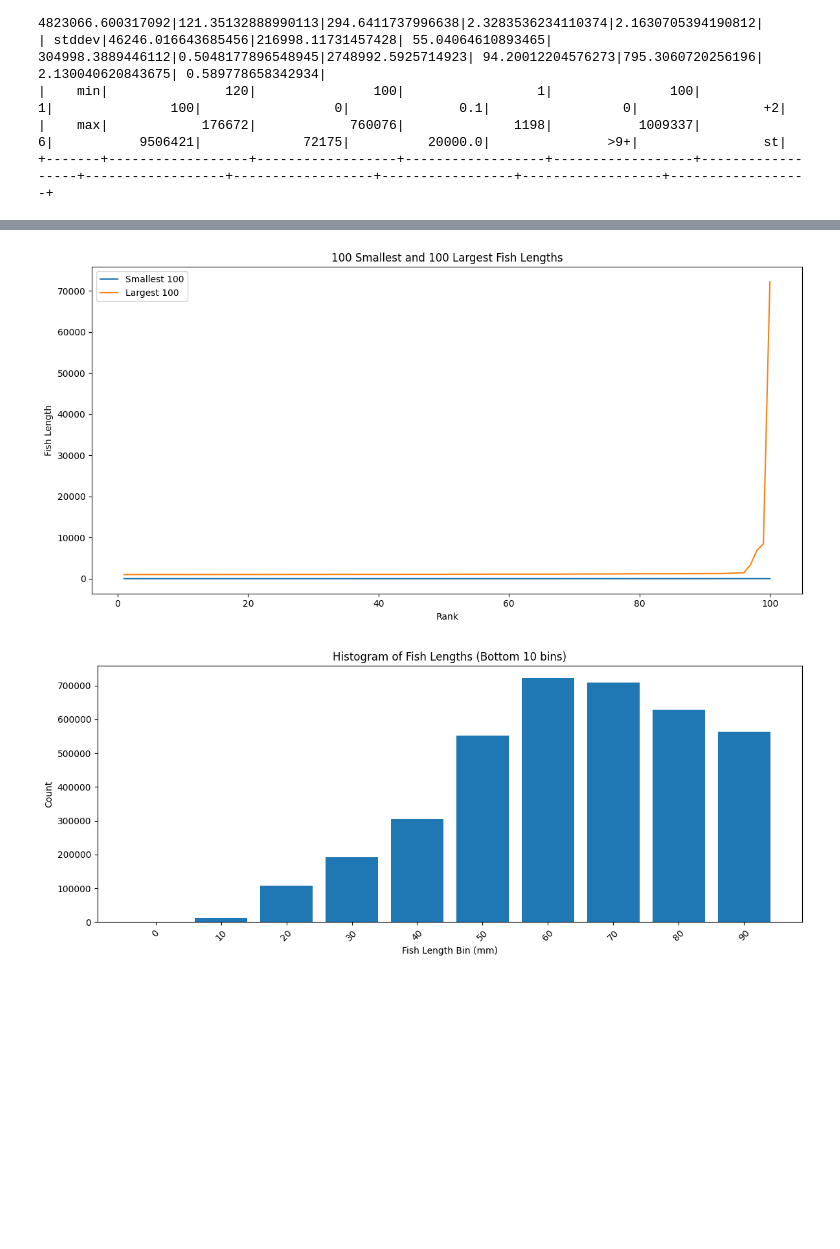
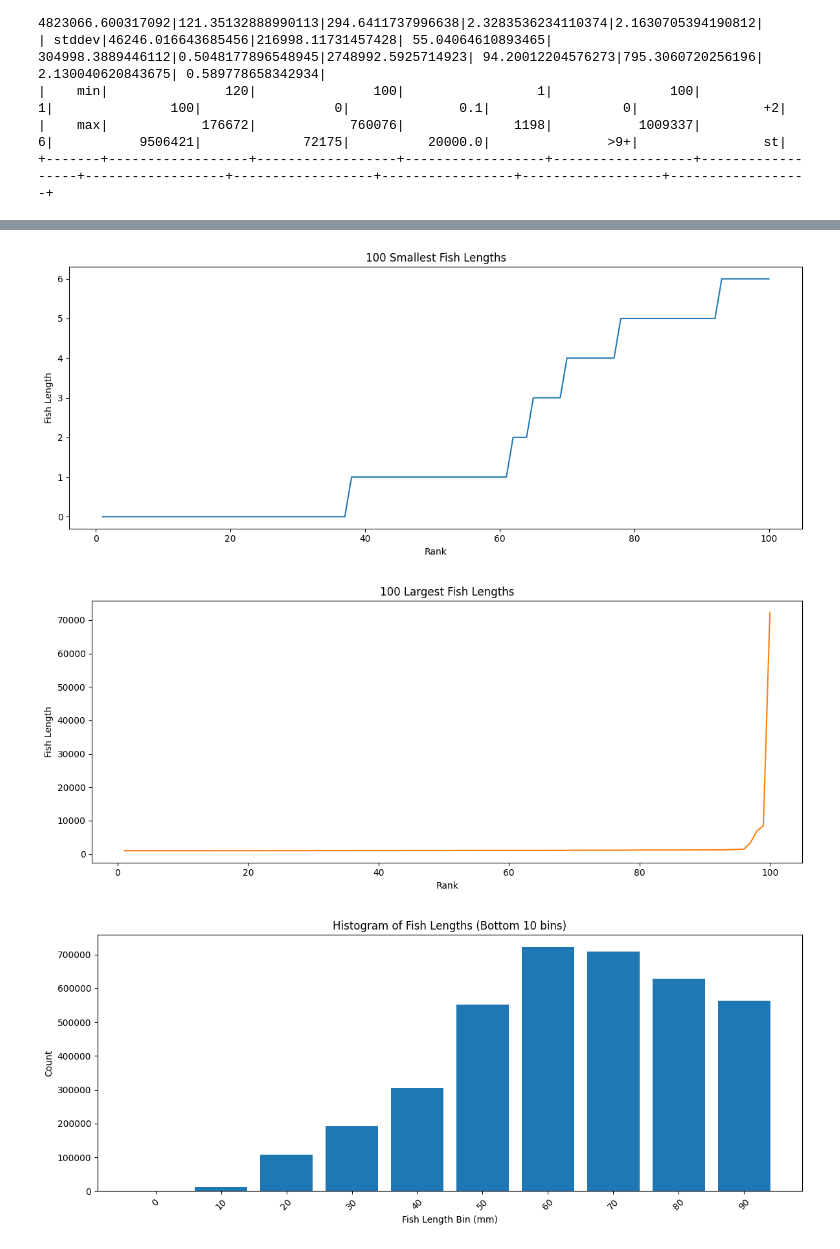
Before and after one commit to ARU-TK/Standard_Growth_Curves, a Jupyter notebook: Processing.ipynb, the cells around one changed output, grey strips where cells are left out. Cells and saved outputs as stored; diff of their text form; code cells hidden in the pictures; blank space fills up the shorter version.

Commit message:
Filtered Fish Data Generated

```diff
--- a/Processing.ipynb
+++ b/Processing.ipynb
@@ -111,27 +103,34 @@ df.summary().show()
 # %%
 import matplotlib.pyplot as plt
 
-length_col = "FISH_LENGTH"
 
 # Get 100 smallest fish lengths
-smallest_100_sdf = df.orderBy(length_col).select(length_col).limit(100)
+smallest_100_sdf = df.orderBy("FISH_LENGTH").select("FISH_LENGTH").limit(100)
 smallest_100_pd = smallest_100_sdf.toPandas()
 
 # Get 100 largest fish lengths
-largest_100_sdf = df.orderBy(df[length_col].desc()).select(length_col).limit(100)
-largest_100_pd = largest_100_sdf.toPandas().sort_values(by=length_col)
+largest_100_sdf = df.orderBy(df["FISH_LENGTH"].desc()).select("FISH_LENGTH").limit(100)
+largest_100_pd = largest_100_sdf.toPandas().sort_values(by="FISH_LENGTH")
 
-plt.figure(figsize=(12, 6))
-plt.plot(range(1, 101), smallest_100_pd[length_col].values, label="Smallest 100")
-plt.plot(range(1, 101), largest_100_pd[length_col].values, label="Largest 100")
+
+plt.figure(figsize=(12, 5))
+plt.plot(range(1, 101), smallest_100_pd["FISH_LENGTH"].values, label="Smallest 100", color='tab:blue')
 plt.xlabel("Rank")
 plt.ylabel("Fish Length")
-plt.title("100 Smallest and 100 Largest Fish Lengths")
-plt.legend()
+plt.title("100 Smallest Fish Lengths")
 plt.tight_layout()
 plt.show()
+
+plt.figure(figsize=(12, 5))
+plt.plot(range(1, 101), largest_100_pd["FISH_LENGTH"].values, label="Largest 100", color='tab:orange')
+plt.xlabel("Rank")
+plt.ylabel("Fish Length")
+plt.title("100 Largest Fish Lengths")
+plt.tight_layout()
+plt.show()
 # %% [output]
-[figure, old version]
+[figure, new version]
+[figure, added]
 # %%
 import matplotlib.pyplot as plt
 
```
Also changed, not shown: parts of 21 cells of this notebook, 7 other files.
